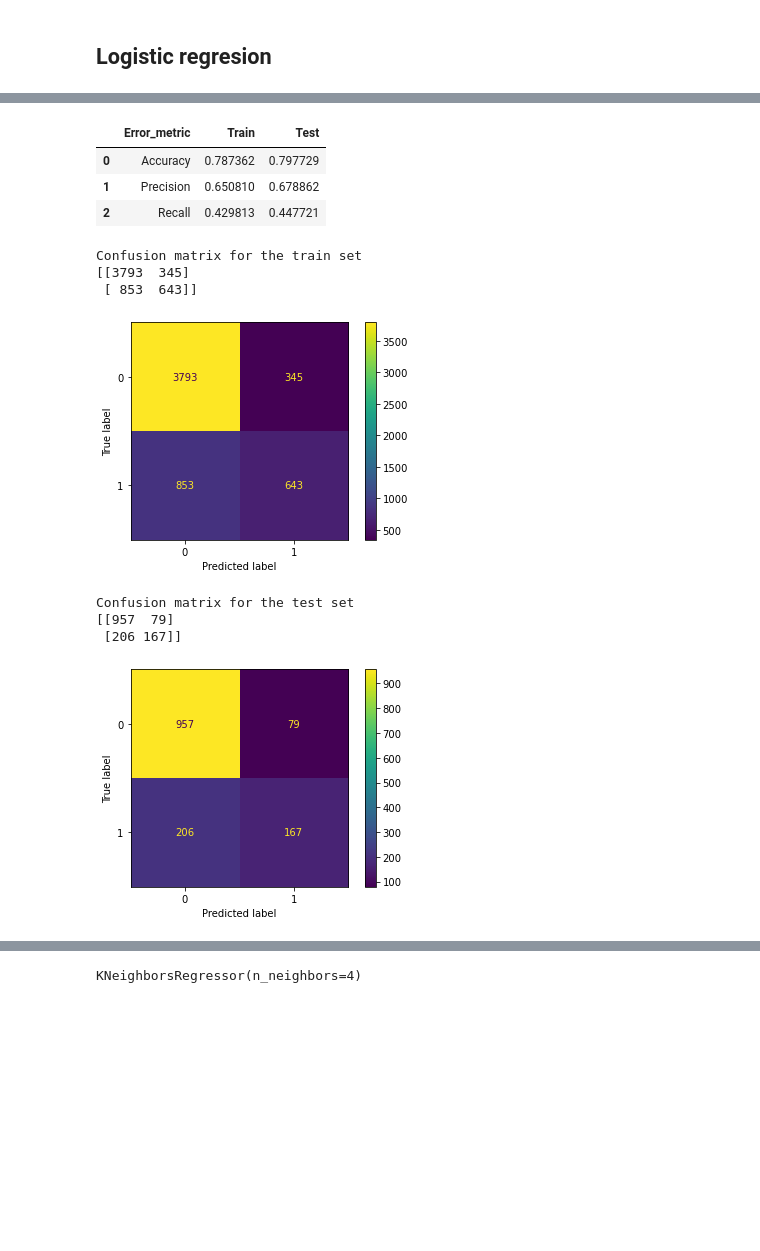
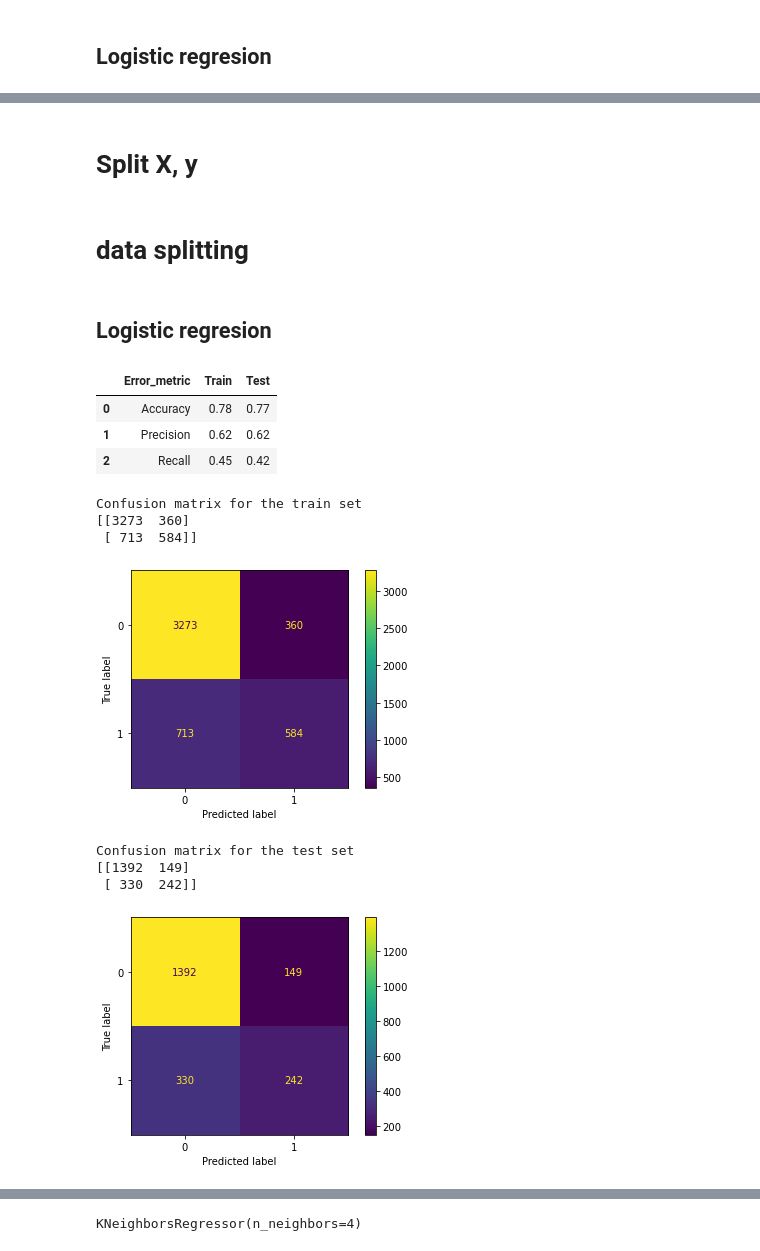
Before and after one commit to CristinaBaltaDAFTJAN2022/IronCristina, a Jupyter notebook: Machine Learning/Classification, Handling Imbalanced Data.ipynb, the cells around one changed output, grey strips where cells are left out. Saved outputs shown, nothing was run; the diff lists cells and outputs as text; code cells hidden in the pictures; blank space fills up the shorter version.

```diff
--- a/Machine Learning/Classification, Handling Imbalanced Data.ipynb
+++ b/Machine Learning/Classification, Handling Imbalanced Data.ipynb
@@ -187,0 +374,3 @@ np.unique(y, return_counts=True)
+# %%
+categoricals_features= churnData.select_dtypes("object")
+categoricals_features
@@ -187,0 +391,3 @@ np.unique(y, return_counts=True)
+# %%
+# get dummies pandas
+categoricals_features = pd.get_dummies(categoricals_features, drop_first=True)
@@ -188,3 +410,18 @@ np.unique(y, return_counts=True)
+# %% [markdown]
+# Split X, y
+# %%
+X = categoricals_features
+y = new_churnData["Churn"]
+# %% [markdown]
+# data splitting
+# %%
+X_train, X_test, y_train, y_test = train_test_split(X, y, test_size=0.20, random_state=42)
+
+# training datasets to DataFrame again to manipulate them
+X_train = pd.DataFrame(X_train, columns= X.columns)
+X_test = pd.DataFrame(X_test, columns= X.columns)
+# %% [markdown]
+## Logistic regresion
 # %%
 from sklearn.linear_model import LogisticRegression
 from sklearn.preprocessing import PowerTransformer
@@ -192,55 +429,53 @@ from sklearn.metrics import accuracy_score, precision_score, recall_score, confu
 from sklearn.metrics import plot_confusion_matrix
 
 
-log_model = LogisticRegression()
+## Randond_state should be included also here
+log_model = LogisticRegression(random_state=11)
 
-## Data splitting
-# X_train, X_test, y_train, y_test = train_test_split(X, y, test_size=0.20, random_state=11)
-
-trans = PowerTransformer()
+trans = StandardScaler()
 
 trans.fit(X_train)
 
 X_train_mod = trans.transform(X_train)
 X_test_mod  = trans.transform(X_test)
-
+## Logistic regression
 log_model.fit(X_train_mod, y_train)
 
 y_pred_train_log = log_model.predict(X_train_mod)
 y_pred_test_log = log_model.predict(X_test_mod)
 
 performance_log = pd.DataFrame({'Error_metric': ['Accuracy','Precision','Recall'],
                                'Train': [accuracy_score(y_train, y_pred_train_log),
                                          precision_score(y_train, y_pred_train_log),
                                          recall_score(y_train, y_pred_train_log)],
                                'Test': [accuracy_score(y_test, y_pred_test_log),
                                         precision_score(y_test, y_pred_test_log),
                                         recall_score(y_test, y_pred_test_log)]})
 
 display(performance_log)
 
 print("Confusion matrix for the train set")
 print(confusion_matrix(y_train,y_pred_train_log))
 plot_confusion_matrix(log_model,X_train_mod,y_train, values_format = 'd')
 plt.show()
 
 print()
 print()
 
 print("Confusion matrix for the test set")
 print(confusion_matrix(y_test, y_pred_test_log))
 plot_confusion_matrix(log_model,X_test_mod,y_test, values_format = 'd')
 plt.show()
 # %% [output]
 |  | Error_metric | Train | Test |
-| 0 | Accuracy | 0.787362 | 0.797729 |
-| 1 | Precision | 0.650810 | 0.678862 |
-| 2 | Recall | 0.429813 | 0.447721 |
+| 0 | Accuracy | 0.78 | 0.77 |
+| 1 | Precision | 0.62 | 0.62 |
+| 2 | Recall | 0.45 | 0.42 |
 Confusion matrix for the train set
-[[3793  345]
- [ 853  643]]
+[[3273  360]
+ [ 713  584]]
-[figure, old version]
+[figure, new version]
 Confusion matrix for the test set
-[[957  79]
- [206 167]]
+[[1392  149]
+ [ 330  242]]
-[figure, old version]
+[figure, new version]
```
Also changed, not shown: parts of 60 cells of this notebook.
